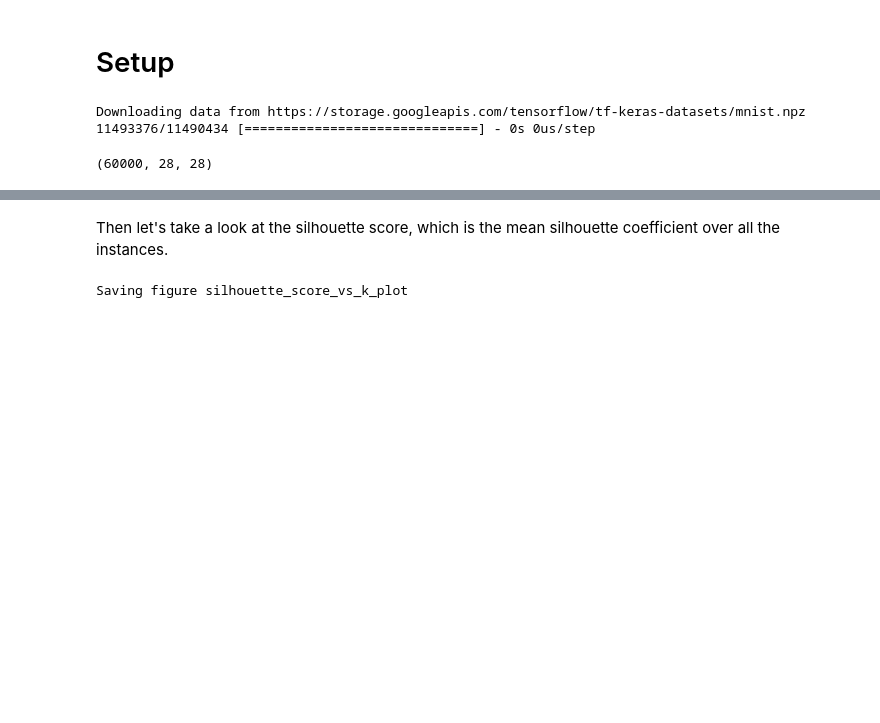
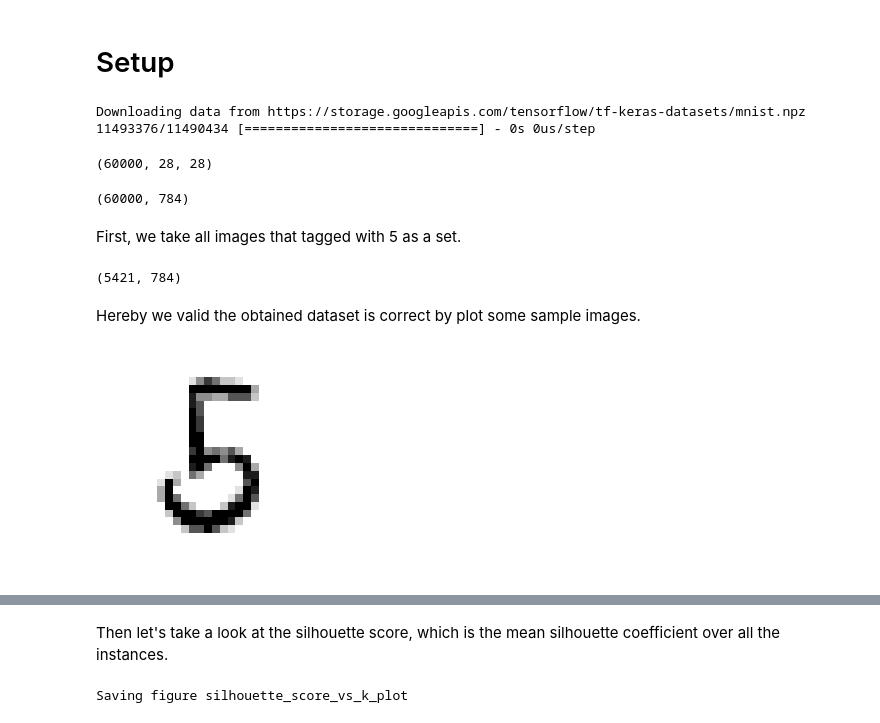
Before and after one commit to fsclsnow/AML, a Jupyter notebook: AML_Project6_KMean_Clustering.ipynb, the cells around one changed output, grey strips where cells are left out. Saved outputs shown, nothing was run; the diff lists cells and outputs as text; code cells hidden in the pictures; blank space fills up the shorter version.

```diff
--- a/AML_Project6_KMean_Clustering.ipynb
+++ b/AML_Project6_KMean_Clustering.ipynb
@@ -86,4 +84,31 @@ X_train.shape
 X_train_2d = X_train.reshape(60000,-1)
 X_train_2d.shape
 X_test_2d = X_test.reshape(10000,-1)
+# %%
+X_train_2d.shape
+# %% [output]
+(60000, 784)
+# %% [markdown]
+First, we take all images that tagged with 5 as a set.
+# %%
+X_train_5 = []
+for i in range(len(X_train_2d)):
+  if y_train[i]==5:
+    X_train_5.append(X_train_2d[i])
+X_train_5=np.asarray(X_train_5)
+X_train_5.shape
+# %% [output]
+(5421, 784)
+# %% [markdown]
+Hereby we valid the obtained dataset is correct by plot some sample images.
+# %%
+some_pic = X_train_5[111]
+some_pic_image = some_pic.reshape(28, 28)
+plt.imshow(some_pic_image, cmap=mpl.cm.binary)
+plt.axis("off")
+
+#save_fig("some_pic_plot")
+plt.show()
+# %% [output]
+[figure, added]
 # %%
```
Also changed, not shown: parts of 7 cells of this notebook.
